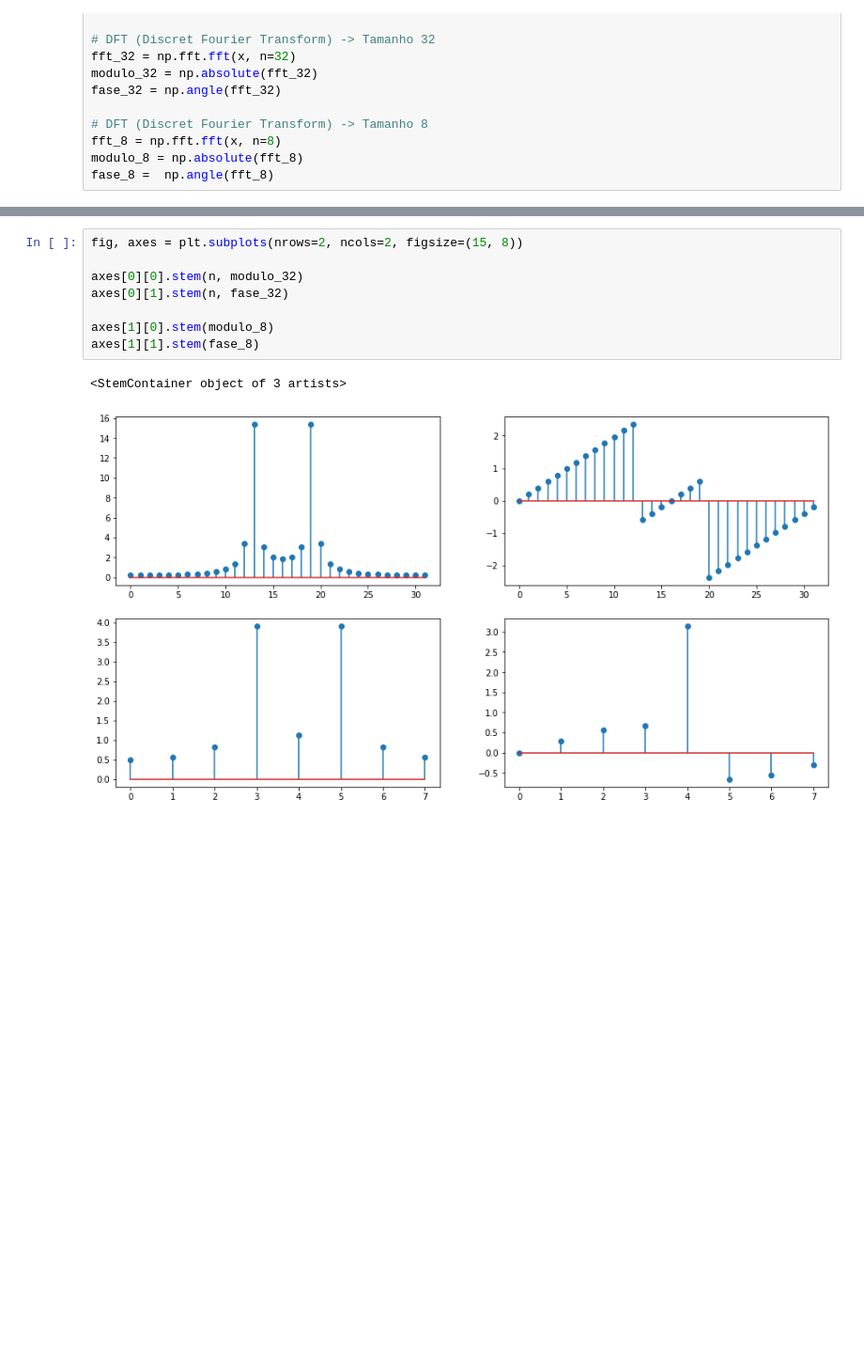
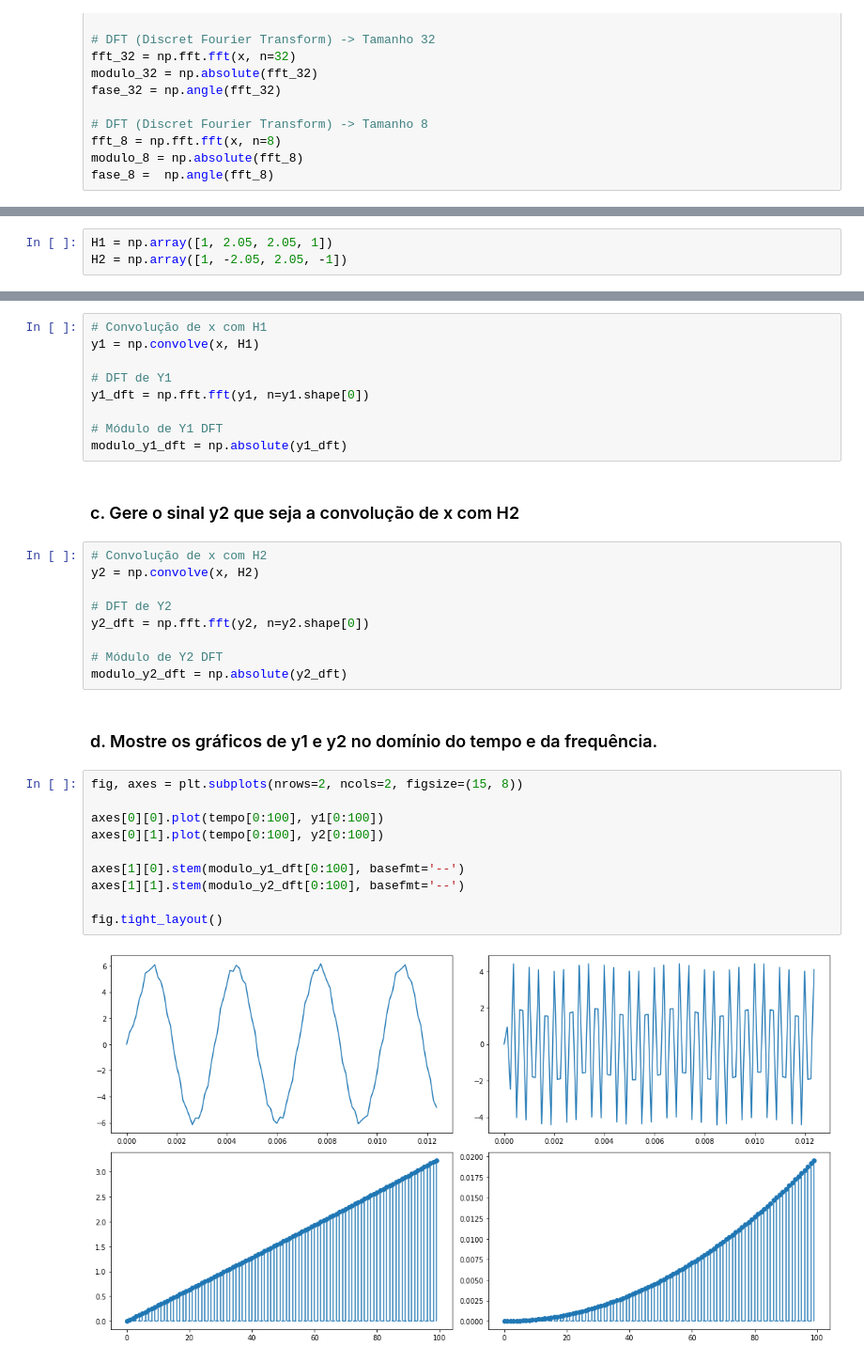
Before and after one commit to viniciusparede/te912-work1, a Jupyter notebook: experimento1.ipynb, the cells around one changed output, grey strips where cells are left out. Shown at 94% size. Cells and saved outputs as stored; diff of their text form; blank space fills up the shorter version.

```diff
--- a/experimento1.ipynb
+++ b/experimento1.ipynb
@@ -350,0 +423,3 @@ fase_8 =  np.angle(fft_8)
+# %%
+H1 = np.array([1, 2.05, 2.05, 1])
+H2 = np.array([1, -2.05, 2.05, -1])
@@ -351,11 +428,34 @@ fase_8 =  np.angle(fft_8)
+# %%
+# Convolução de x com H1
+y1 = np.convolve(x, H1)
+
+# DFT de Y1
+y1_dft = np.fft.fft(y1, n=y1.shape[0])
+
+# Módulo de Y1 DFT
+modulo_y1_dft = np.absolute(y1_dft)
+# %% [markdown]
+### c. Gere o sinal y2 que seja a convolução de x com H2
+# %%
+# Convolução de x com H2
+y2 = np.convolve(x, H2)
+
+# DFT de Y2
+y2_dft = np.fft.fft(y2, n=y2.shape[0])
+
+# Módulo de Y2 DFT
+modulo_y2_dft = np.absolute(y2_dft)
+# %% [markdown]
+### d. Mostre os gráficos de y1 e y2 no domínio do tempo e da frequência.
 # %%
 fig, axes = plt.subplots(nrows=2, ncols=2, figsize=(15, 8))
 
-axes[0][0].stem(n, modulo_32)
-axes[0][1].stem(n, fase_32)
+axes[0][0].plot(tempo[0:100], y1[0:100])
+axes[0][1].plot(tempo[0:100], y2[0:100])
 
-axes[1][0].stem(modulo_8)
-axes[1][1].stem(fase_8)
+axes[1][0].stem(modulo_y1_dft[0:100], basefmt='--')
+axes[1][1].stem(modulo_y2_dft[0:100], basefmt='--')
+
+fig.tight_layout()
 # %% [output]
-<StemContainer object of 3 artists>
-[figure, old version]
+[figure, new version]
```
Also changed, not shown: parts of 11 cells of this notebook.
